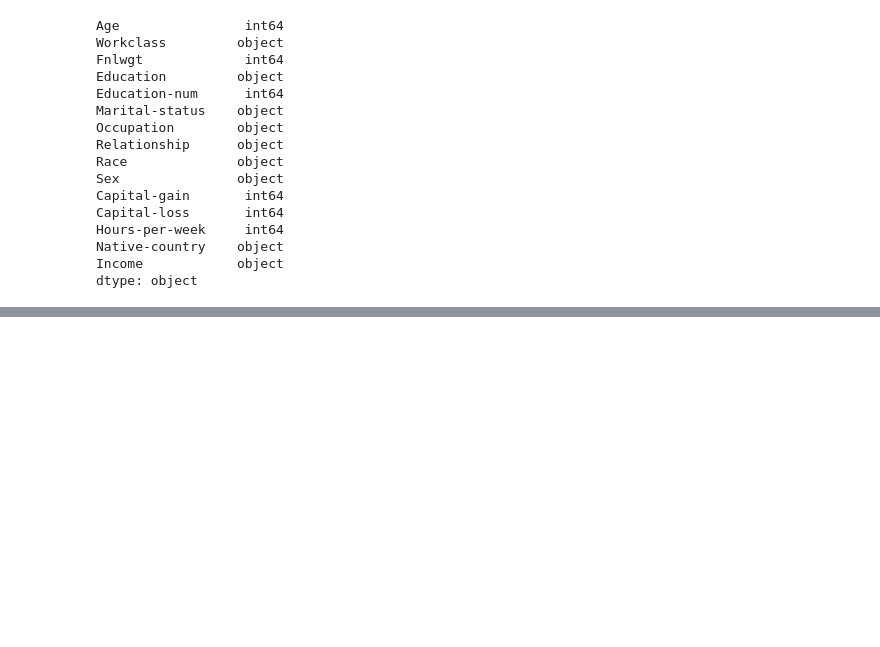
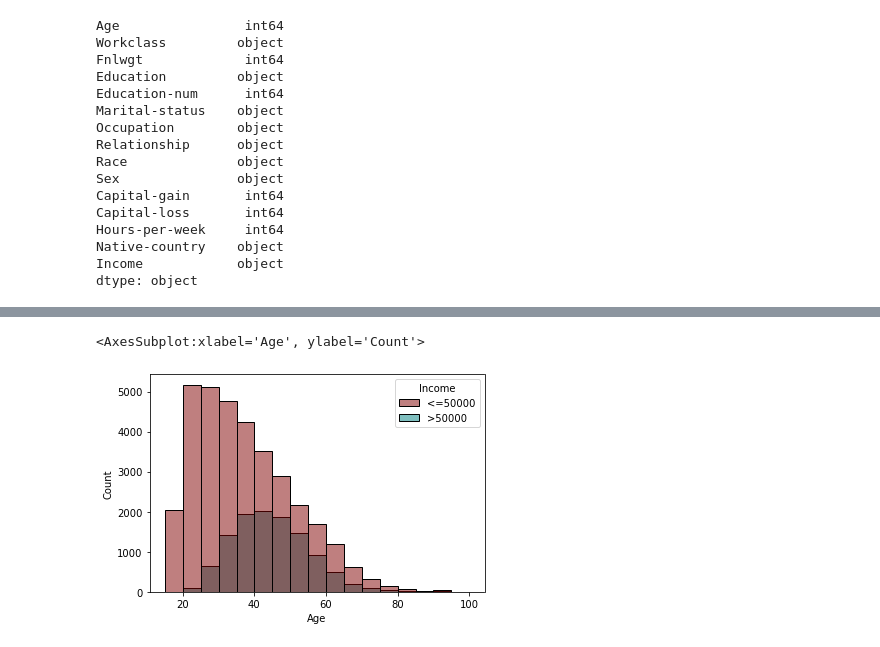
Before and after one commit to MattSchaefer24/machine-learning, a Jupyter notebook: EDA_Final.ipynb, the cells around one changed output, grey strips where cells are left out. Saved outputs shown, nothing was run; the diff lists cells and outputs as text; code cells hidden in the pictures; blank space fills up the shorter version.

```diff
--- a/EDA_Final.ipynb
+++ b/EDA_Final.ipynb
@@ -130,0 +128,7 @@ sns.countplot(y = 'Sex', data = df, hue = 'Income', palette= defaultPalette)
+# %%
+#Histograms for numerical high correlation features
+
+sns.histplot(x = 'Age', data = df, binwidth = 5, hue = 'Income', binrange = (15,100), palette = defaultPalette)
+# %% [output]
+<AxesSubplot:xlabel='Age', ylabel='Count'>
+[figure, added]
```
Also changed, not shown: parts of 14 cells of this notebook, 4 other files.
